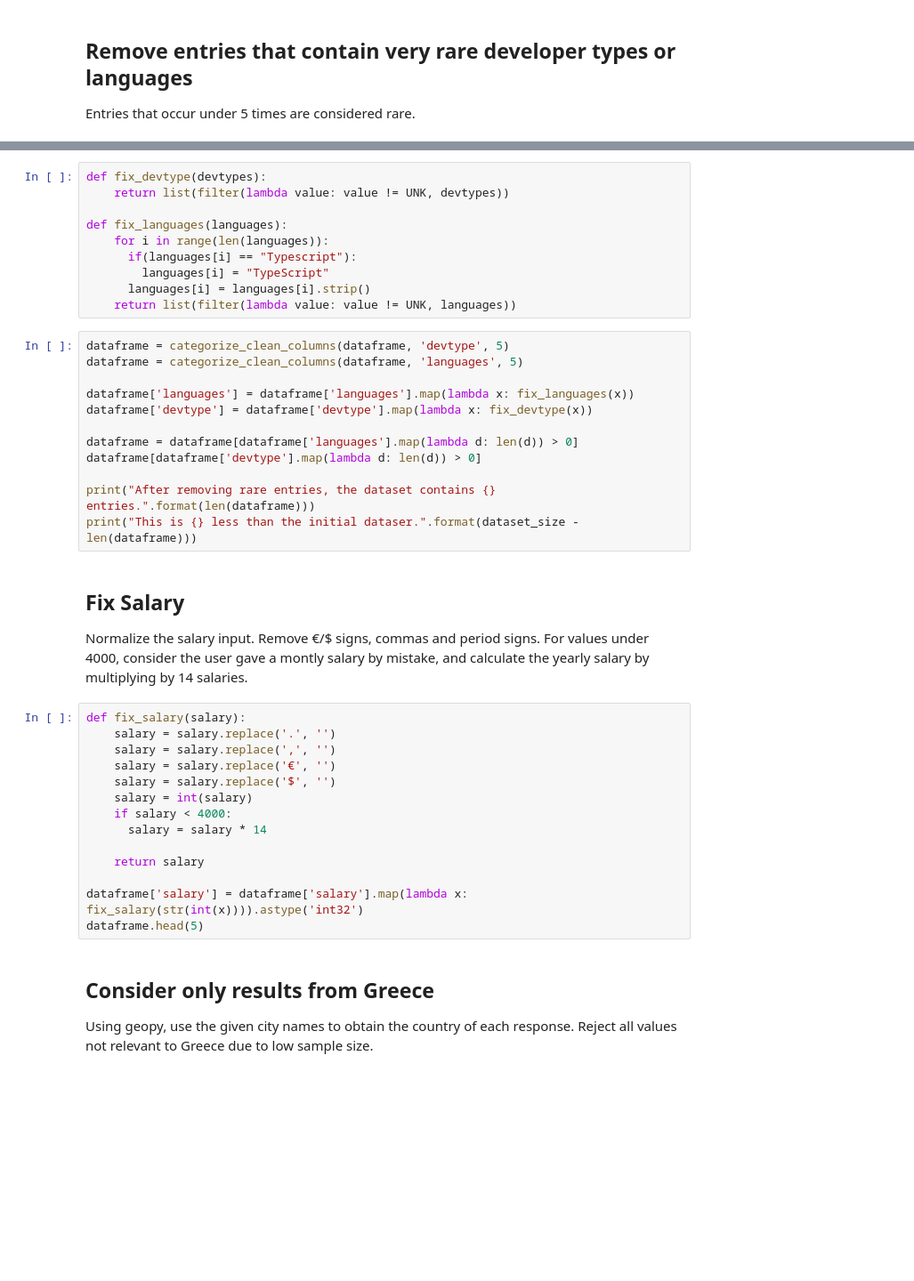
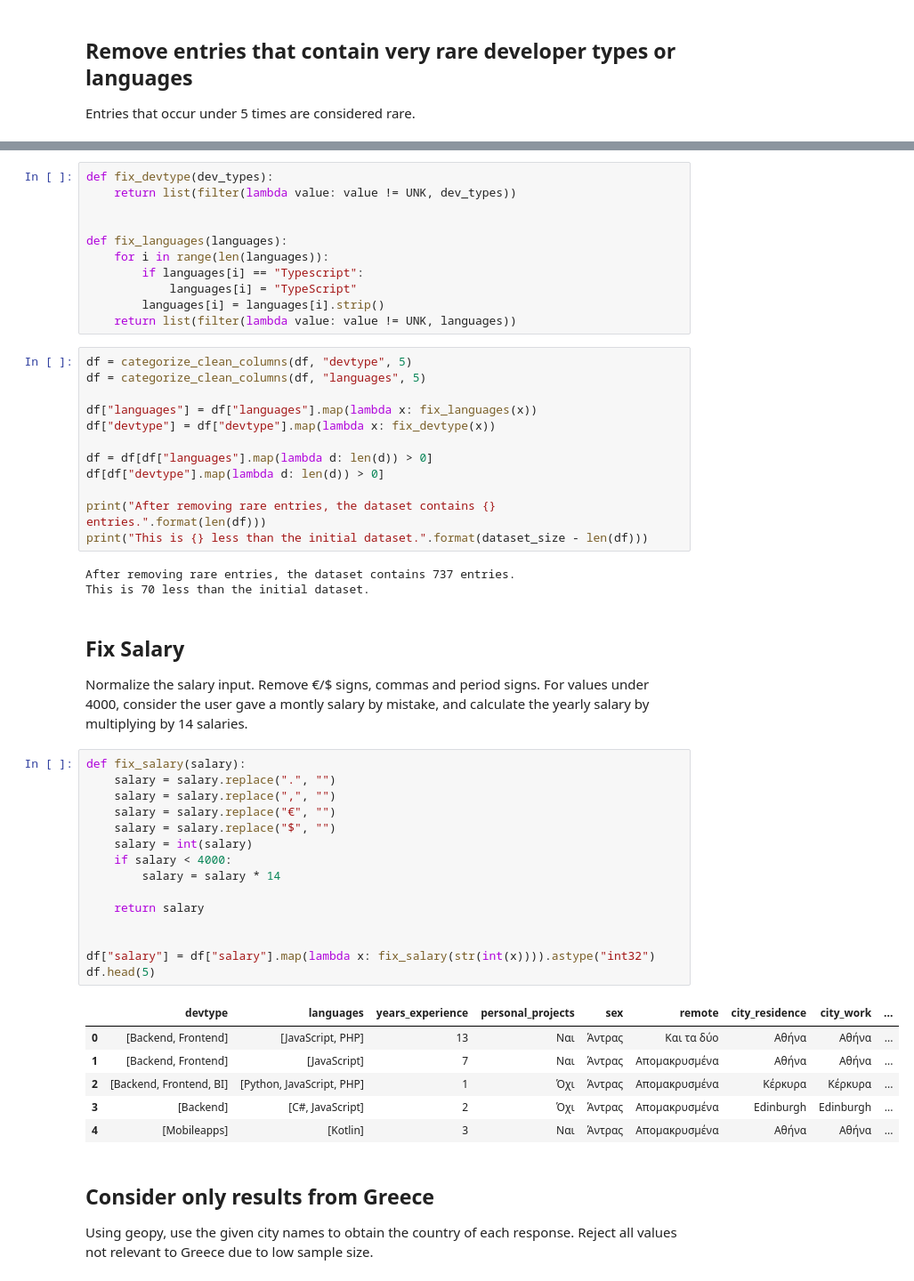
Before and after one commit to GiorgosNik/dev-salary-estimator, a Jupyter notebook: salary_estimator.ipynb, the cells around one changed output, grey strips where cells are left out. Shown at 89% size. Saved outputs shown, nothing was run; the diff lists cells and outputs as text; blank space fills up the shorter version.

Commit message:
Formating improvements

```diff
--- a/salary_estimator.ipynb
+++ b/salary_estimator.ipynb
@@ -81,43 +93,55 @@ def categorize_clean_columns(df, colname, threshold):
 # %%
-def fix_devtype(devtypes):
-    return list(filter(lambda value: value != UNK, devtypes))
+def fix_devtype(dev_types):
+    return list(filter(lambda value: value != UNK, dev_types))
+
 
 def fix_languages(languages):
     for i in range(len(languages)):
-      if(languages[i] == "Typescript"):
-        languages[i] = "TypeScript"
-      languages[i] = languages[i].strip()
+        if languages[i] == "Typescript":
+            languages[i] = "TypeScript"
+        languages[i] = languages[i].strip()
     return list(filter(lambda value: value != UNK, languages))
 # %%
-dataframe = categorize_clean_columns(dataframe, 'devtype', 5)
-dataframe = categorize_clean_columns(dataframe, 'languages', 5)
+df = categorize_clean_columns(df, "devtype", 5)
+df = categorize_clean_columns(df, "languages", 5)
 
-dataframe['languages'] = dataframe['languages'].map(lambda x: fix_languages(x))
-dataframe['devtype'] = dataframe['devtype'].map(lambda x: fix_devtype(x))
+df["languages"] = df["languages"].map(lambda x: fix_languages(x))
+df["devtype"] = df["devtype"].map(lambda x: fix_devtype(x))
 
-dataframe = dataframe[dataframe['languages'].map(lambda d: len(d)) > 0]
-dataframe[dataframe['devtype'].map(lambda d: len(d)) > 0]
+df = df[df["languages"].map(lambda d: len(d)) > 0]
+df[df["devtype"].map(lambda d: len(d)) > 0]
 
-print("After removing rare entries, the dataset contains {} entries.".format(len(dataframe)))
-print("This is {} less than the initial dataser.".format(dataset_size - len(dataframe)))
+print("After removing rare entries, the dataset contains {} entries.".format(len(df)))
+print("This is {} less than the initial dataset.".format(dataset_size - len(df)))
+# %% [output]
+After removing rare entries, the dataset contains 737 entries.
+This is 70 less than the initial dataset.
 # %% [markdown]
 ## Fix Salary
 Normalize the salary input. Remove €/$ signs, commas and period signs.
 For values under 4000, consider the user gave a montly salary by mistake, and calculate the yearly salary by multiplying by 14 salaries.
 # %%
 def fix_salary(salary):
-    salary = salary.replace('.', '')
-    salary = salary.replace(',', '')
-    salary = salary.replace('€', '')
-    salary = salary.replace('$', '')
+    salary = salary.replace(".", "")
+    salary = salary.replace(",", "")
+    salary = salary.replace("€", "")
+    salary = salary.replace("$", "")
     salary = int(salary)
     if salary < 4000:
-      salary = salary * 14
+        salary = salary * 14
 
     return salary
 
-dataframe['salary'] = dataframe['salary'].map(lambda x: fix_salary(str(int(x)))).astype('int32')
-dataframe.head(5)
+
+df["salary"] = df["salary"].map(lambda x: fix_salary(str(int(x)))).astype("int32")
+df.head(5)
+# %% [output]
+|  | devtype | languages | years_experience | personal_projects | sex | remote | city_residence | city_work | ... |
+| 0 | [Backend, Frontend] | [JavaScript, PHP] | 13 | Ναι | Άντρας | Και τα δύο | Αθήνα | Αθήνα | ... |
+| 1 | [Backend, Frontend] | [JavaScript] | 7 | Ναι | Άντρας | Απομακρυσμένα | Αθήνα | Αθήνα | ... |
+| 2 | [Backend, Frontend, BI] | [Python, JavaScript, PHP] | 1 | Όχι | Άντρας | Απομακρυσμένα | Κέρκυρα | Κέρκυρα | ... |
+| 3 | [Backend] | [C#, JavaScript] | 2 | Όχι | Άντρας | Απομακρυσμένα | Edinburgh | Edinburgh | ... |
+| 4 | [Mobileapps] | [Kotlin] | 3 | Ναι | Άντρας | Απομακρυσμένα | Αθήνα | Αθήνα | ... |
 # %% [markdown]
 ## Consider only results from Greece
 Using geopy, use the given city names to obtain the country of each response.
```
Also changed, not shown: parts of 17 cells of this notebook, 1 other file.
